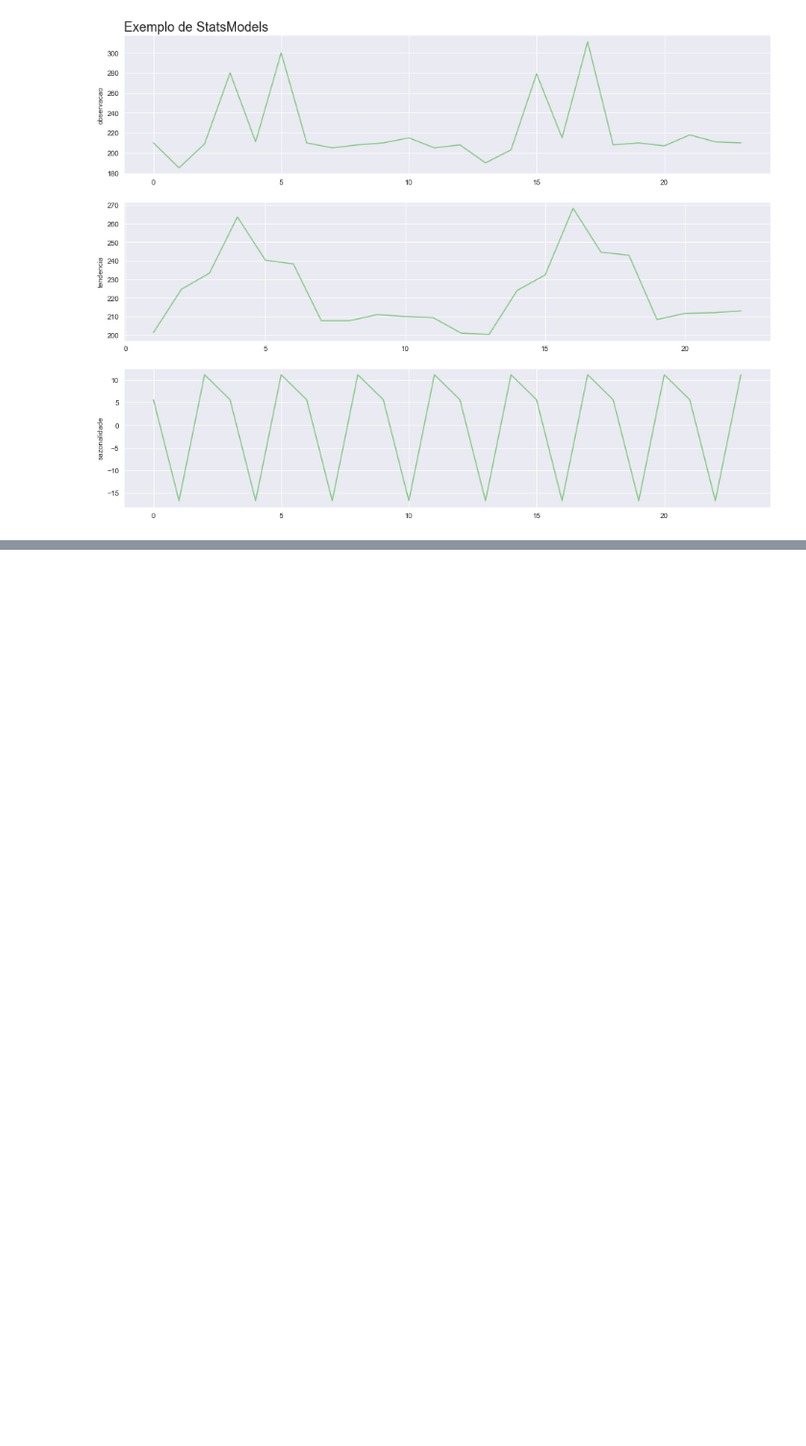
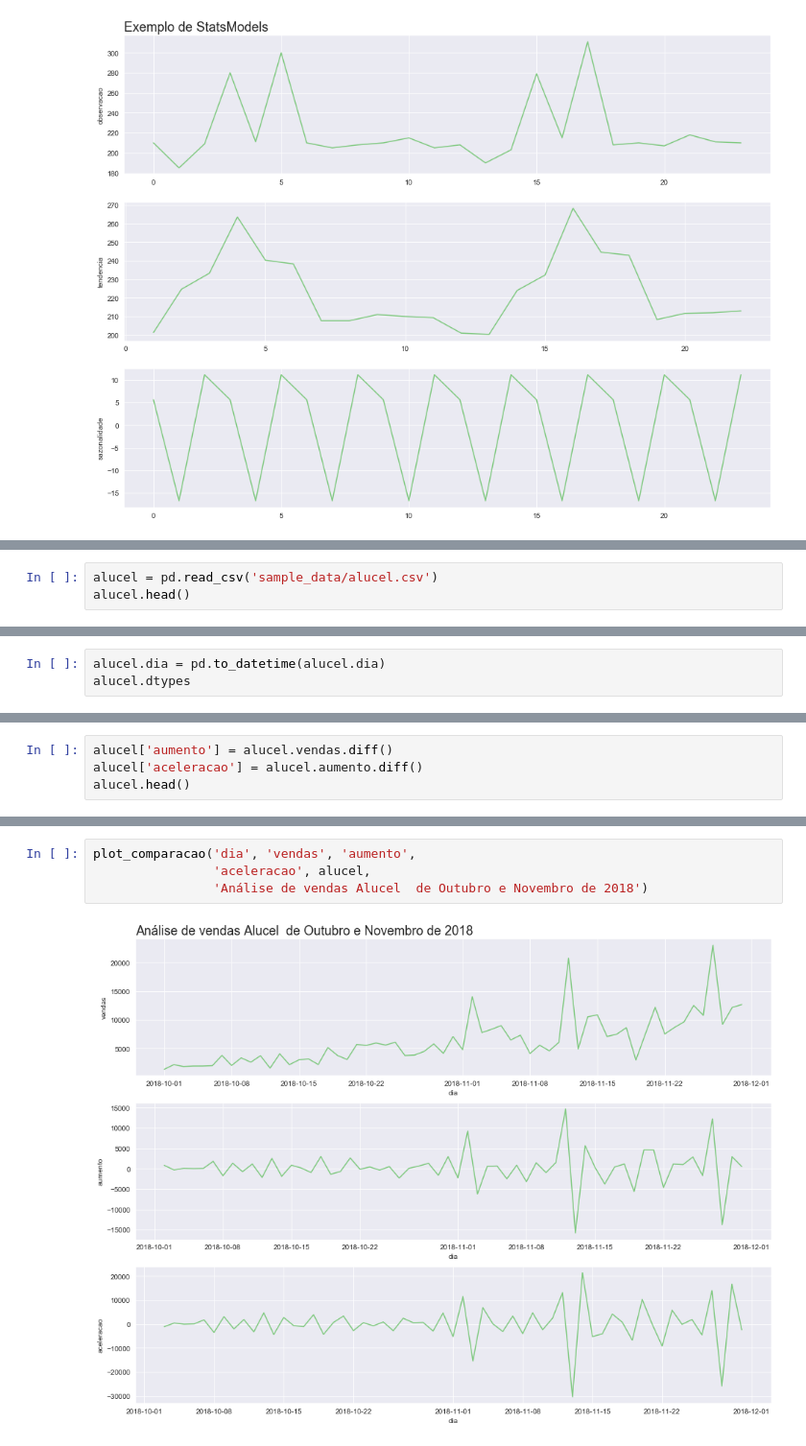
Before and after one commit to dieinimymaganha/time_series, a Jupyter notebook: Time Series.ipynb, the cells around one changed output, grey strips where cells are left out. Shown at 96% size. Drawn from its saved outputs; the diff is of its cells as text; blank space fills up the shorter version.

```diff
--- a/Time Series.ipynb
+++ b/Time Series.ipynb
@@ -501,0 +504,3 @@ plot_comparacao(resultado.index, 'observacao', 'tendencia', 'sazonalidade', resu
+# %%
+alucel = pd.read_csv('sample_data/alucel.csv')
+alucel.head()
@@ -501,0 +520,3 @@ plot_comparacao(resultado.index, 'observacao', 'tendencia', 'sazonalidade', resu
+# %%
+alucel.dia = pd.to_datetime(alucel.dia)
+alucel.dtypes
@@ -501,0 +533,4 @@ plot_comparacao(resultado.index, 'observacao', 'tendencia', 'sazonalidade', resu
+# %%
+alucel['aumento'] = alucel.vendas.diff()
+alucel['aceleracao'] = alucel.aumento.diff()
+alucel.head()
@@ -501,0 +544,6 @@ plot_comparacao(resultado.index, 'observacao', 'tendencia', 'sazonalidade', resu
+# %%
+plot_comparacao('dia', 'vendas', 'aumento',
+                'aceleracao', alucel,
+                'Análise de vendas Alucel  de Outubro e Novembro de 2018')
+# %% [output]
+[figure, added]
```
Also changed, not shown: parts of 6 cells of this notebook.
